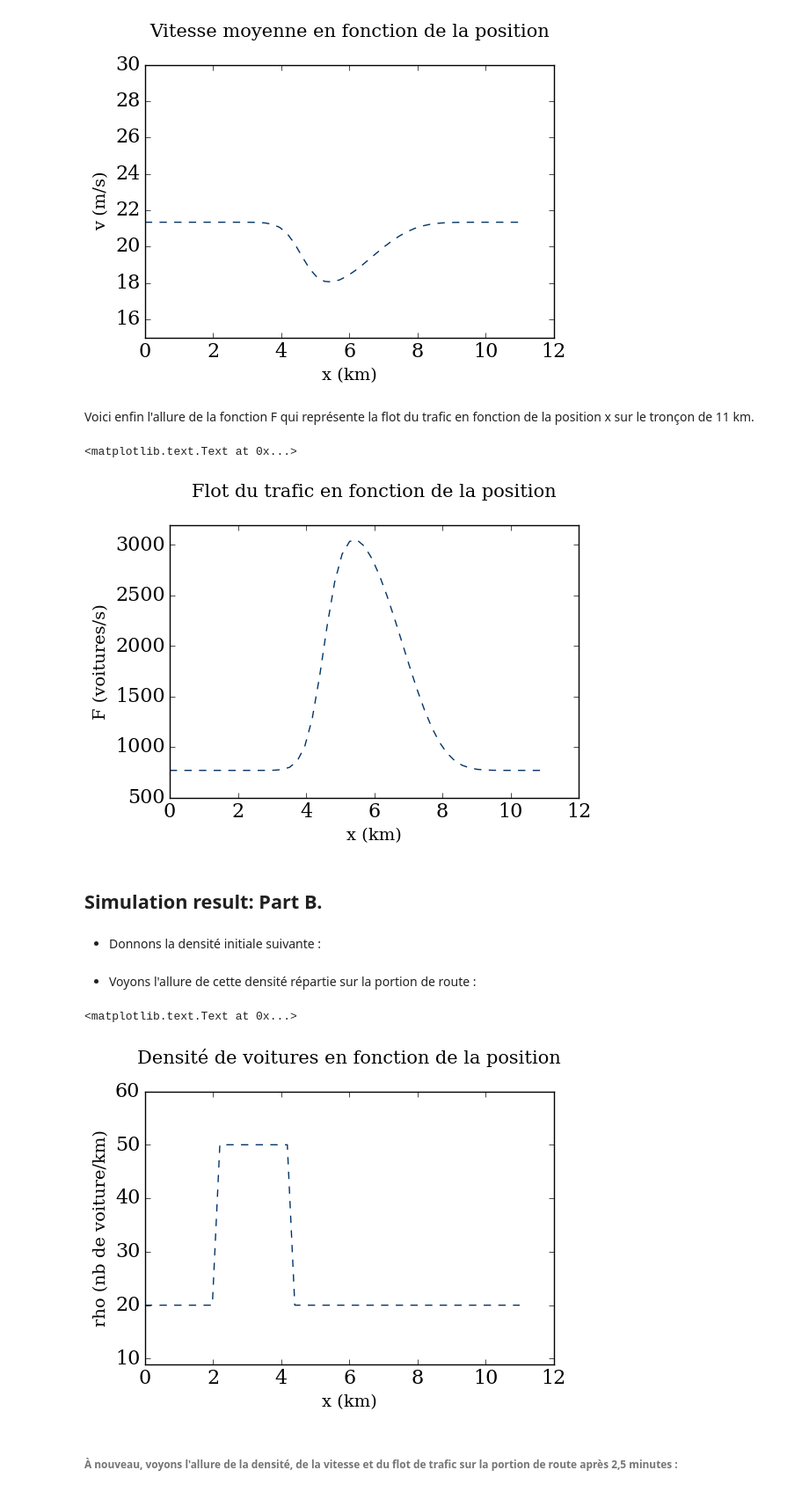
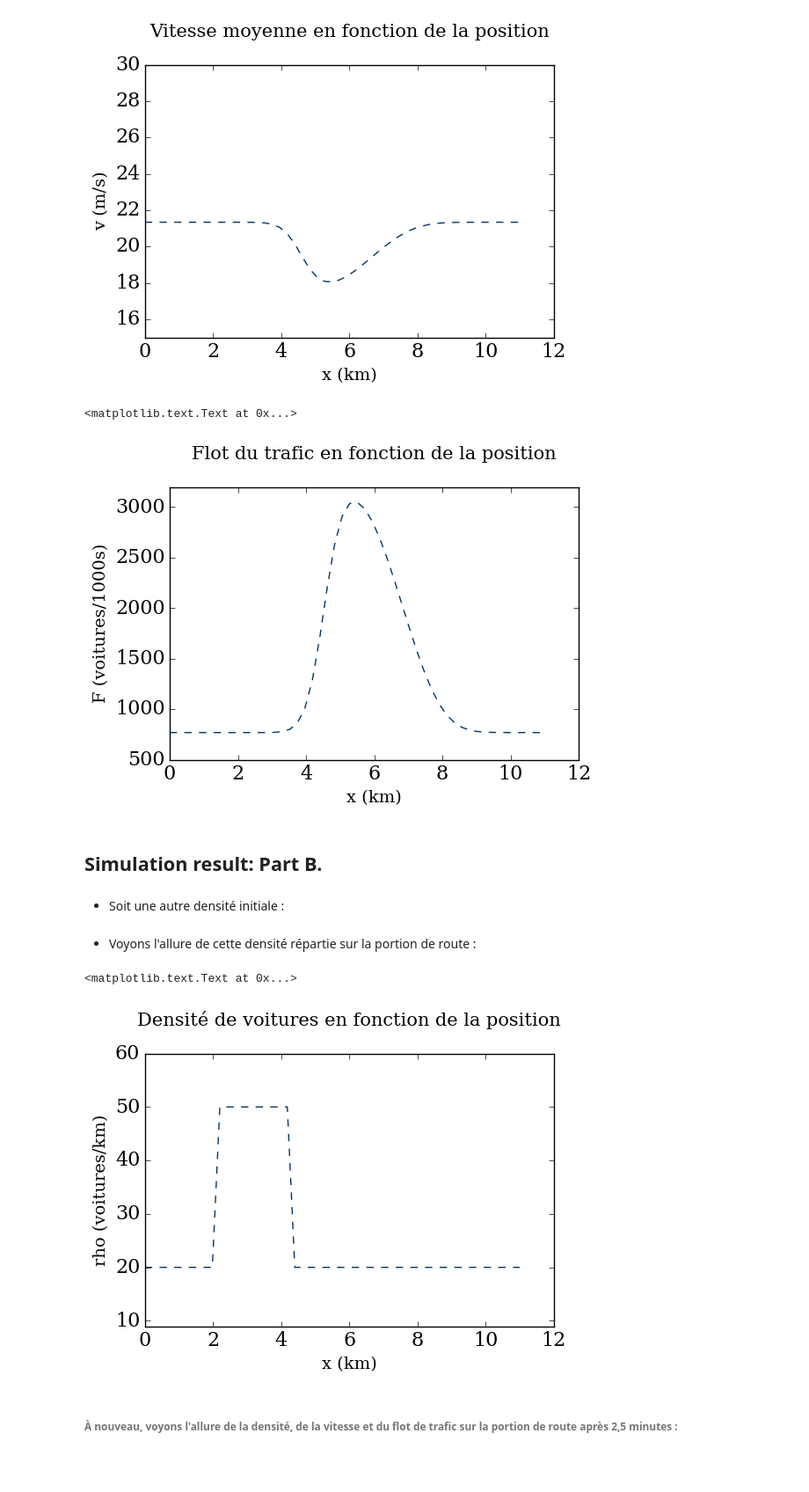
Before and after one commit to CarolineJonas/Module-2---Space-time, a Jupyter notebook: Module2_Final.ipynb, the cells around one changed output. Shown at 88% size. Cells and saved outputs as stored; diff of their text form; code cells hidden in the pictures; blank space fills up the shorter version.

```diff
--- a/Module2_Final.ipynb
+++ b/Module2_Final.ipynb
@@ -139,23 +138,20 @@ pyplot.title('Vitesse moyenne en fonction de la position', y=1.08, fontsize=15)
 # %% [output]
 <matplotlib.text.Text at 0x...>
 [figure]
-# %% [markdown]
-Voici enfin l'allure de la fonction F qui représente la flot du trafic en fonction de la position x sur le tronçon de 11 km.
 # %%
 pyplot.plot(x,rho(rho0,time(2.5),10,80.0)[2], color='#003366', ls='--', lw=1)
 pyplot.ylim(500.,3200.);
 pyplot.xlabel('x (km)', fontsize=14) #x label
-pyplot.ylabel('F (voitures/s)', fontsize=14) #y label
+pyplot.ylabel('F (voitures/1000s)', fontsize=14) #y label,
 pyplot.title('Flot du trafic en fonction de la position', y=1.08, fontsize=15)
 # %% [output]
 <matplotlib.text.Text at 0x...>
-[figure, old version]
+[figure, new version]
 # %% [markdown]
 ## Simulation result: Part B.
 # %% [markdown]
-- Donnons la densité initiale suivante :
+- Soit une autre densité initiale :
 # %%
-x = numpy.linspace(0,L,nx)
 rho1 = numpy.ones(nx)*20
 rho1[10:20] = 50
 # %% [markdown]
@@ -163,12 +159,12 @@ rho1[10:20] = 50
 # %%
 pyplot.plot(x, rho1, color='#003366', ls='--', lw=1)
 pyplot.ylim(9.,60.);
 pyplot.xlabel('x (km)', fontsize=14) #x label
-pyplot.ylabel('rho (nb de voiture/km)', fontsize=14) #y label
+pyplot.ylabel('rho (voitures/km)', fontsize=14) #y label
 pyplot.title('Densité de voitures en fonction de la position', y=1.08, fontsize=15)
 # %% [output]
 <matplotlib.text.Text at 0x...>
-[figure, old version]
+[figure, new version]
 # %% [markdown]
 ###### À nouveau, voyons l'allure de la densité, de la vitesse et du flot de trafic sur la portion de route après 2,5 minutes :
 # %%
```
Also changed, not shown: parts of 22 cells of this notebook.
